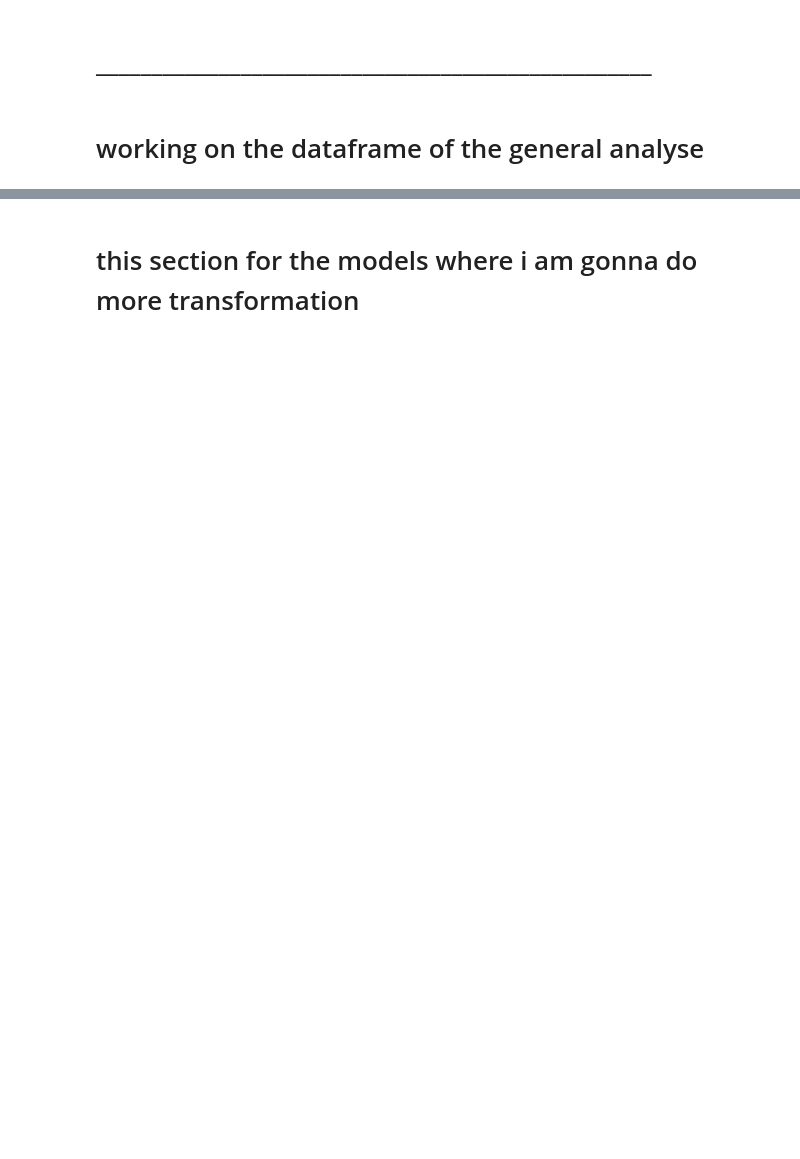
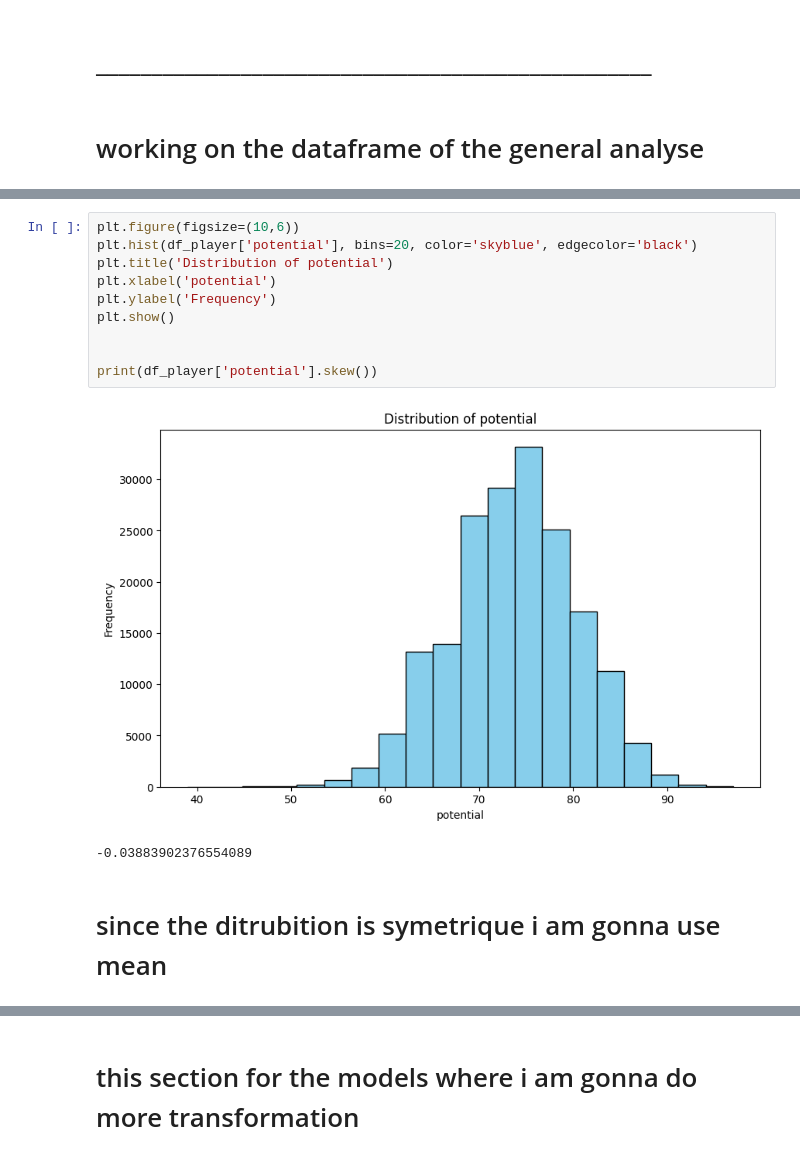
Before and after one commit to rahiqi-al/football-_clustering, a Jupyter notebook: test.ipynb, the cells around one changed output, grey strips where cells are left out. Saved outputs shown, nothing was run; the diff lists cells and outputs as text; blank space fills up the shorter version.

```diff
--- a/test.ipynb
+++ b/test.ipynb
@@ -524,0 +559,15 @@ df_player
+# %%
+plt.figure(figsize=(10,6))
+plt.hist(df_player['potential'], bins=20, color='skyblue', edgecolor='black')
+plt.title('Distribution of potential')
+plt.xlabel('potential')
+plt.ylabel('Frequency')
+plt.show()
+
+
+print(df_player['potential'].skew())
+# %% [output]
+[figure, added]
+-0.03883902376554089
+# %% [markdown]
+# since the ditrubition is symetrique i am gonna use mean
```
Also changed, not shown: parts of 11 cells of this notebook, 4 other files.
